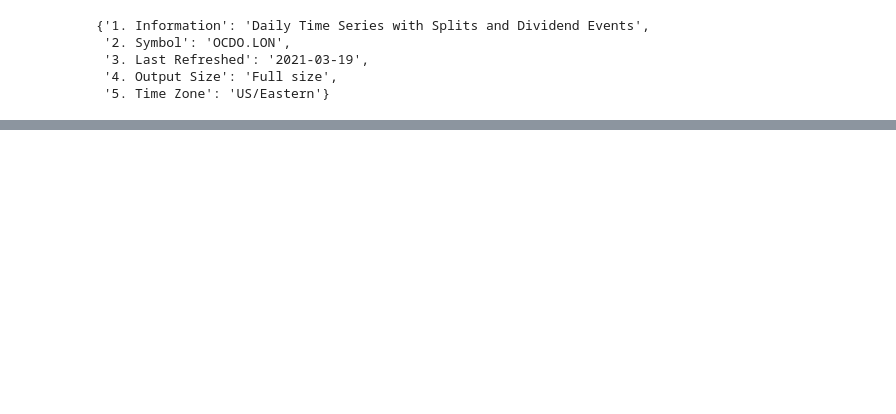
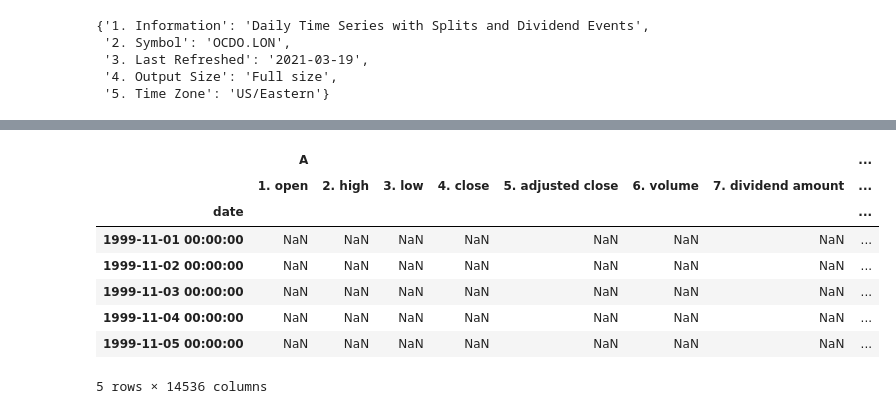
Before and after one commit to Maltanno/Capstone_project, a Jupyter notebook: Data Acquisition.ipynb, the cells around one changed output, grey strips where cells are left out. Saved outputs shown, nothing was run; the diff lists cells and outputs as text; code cells hidden in the pictures; blank space fills up the shorter version.

```diff
--- a/Data Acquisition.ipynb
+++ b/Data Acquisition.ipynb
@@ -253,0 +171,14 @@ print(len(data))
+# %%
+#
+ddf0 = pd.read_csv('data.csv', header=[0,1], index_col=0)
+ddf0.head()
+# %% [output]
+|  | A |  |  |  |  |  |  | ... |
+|  | 1. open | 2. high | 3. low | 4. close | 5. adjusted close | 6. volume | 7. dividend amount | ... |
+| date |  |  |  |  |  |  |  | ... |
+| 1999-11-01 00:00:00 | NaN | NaN | NaN | NaN | NaN | NaN | NaN | ... |
+| 1999-11-02 00:00:00 | NaN | NaN | NaN | NaN | NaN | NaN | NaN | ... |
+| 1999-11-03 00:00:00 | NaN | NaN | NaN | NaN | NaN | NaN | NaN | ... |
+| 1999-11-04 00:00:00 | NaN | NaN | NaN | NaN | NaN | NaN | NaN | ... |
+| 1999-11-05 00:00:00 | NaN | NaN | NaN | NaN | NaN | NaN | NaN | ... |
+5 rows × 14536 columns
```
Also changed, not shown: parts of 24 cells of this notebook.
